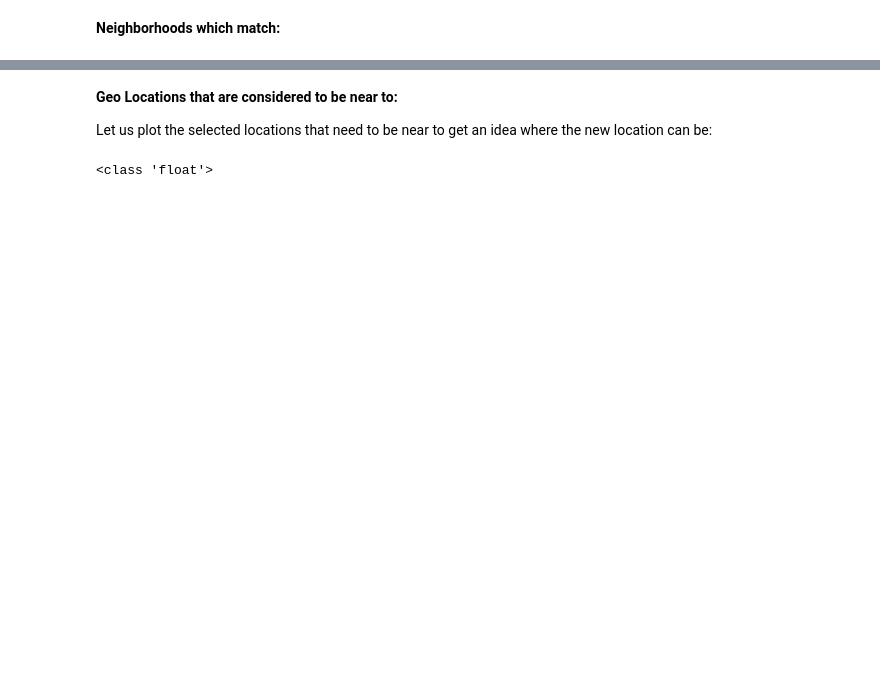
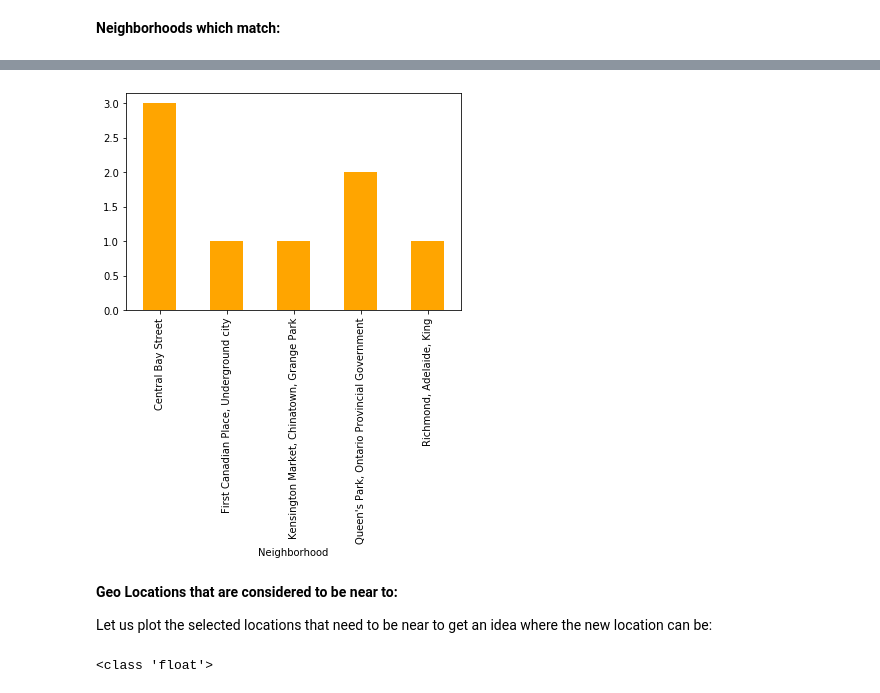
Before and after one commit to barathevergreen/Coursera_Capstone, a Jupyter notebook: wk4_Capstone_Toronto_Folium_v1.0.ipynb, the cells around one changed output, grey strips where cells are left out. Saved outputs shown, nothing was run; the diff lists cells and outputs as text; code cells hidden in the pictures; blank space fills up the shorter version.

```diff
--- a/wk4_Capstone_Toronto_Folium_v1.0.ipynb
+++ b/wk4_Capstone_Toronto_Folium_v1.0.ipynb
@@ -351,3 +365,9 @@ toronto_df_venues.groupby('Neighborhood').count()
+# %%
+grp_nh = grp_nh['Venue']
+grp_nh.plot(kind = 'bar',color = 'orange')
+plt.show()
+# %% [output]
+[figure, added]
 # %% [markdown]
 __Geo Locations that are considered to be near to:__
 
```
Also changed, not shown: parts of 8 cells of this notebook.
